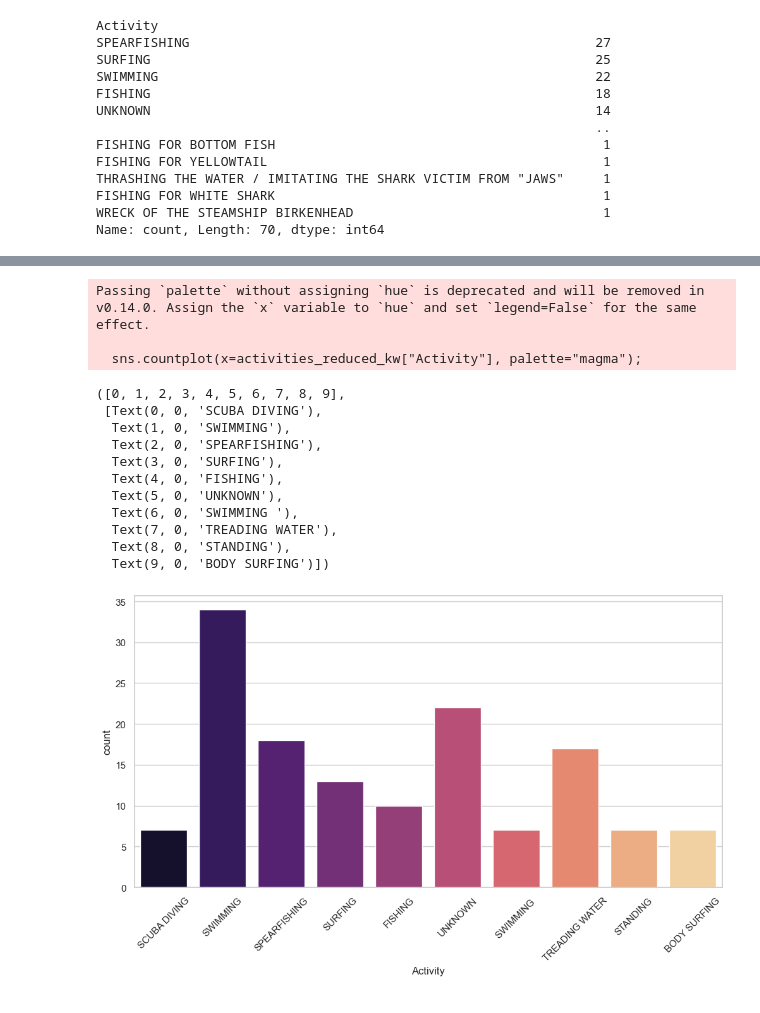
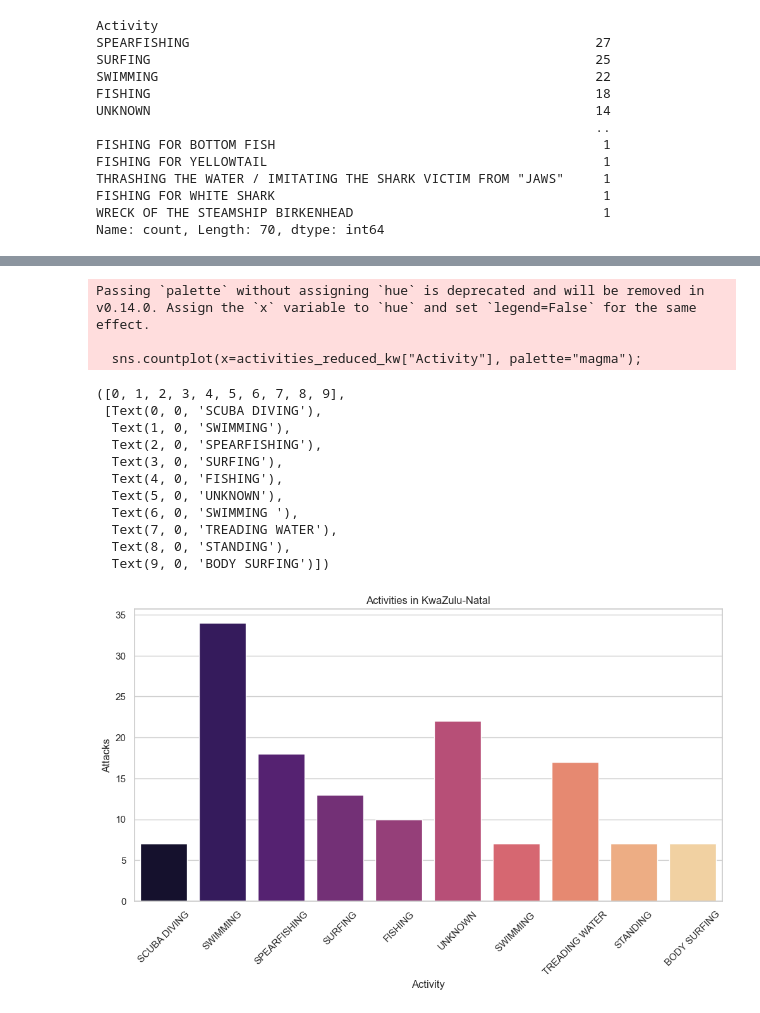
Before and after one commit to Miquelpg6/SHARKS_PROJECT, a Jupyter notebook: Shark Attacks.ipynb, the cells around one changed output, grey strips where cells are left out. Saved outputs shown, nothing was run; the diff lists cells and outputs as text; code cells hidden in the pictures.

```diff
--- a/Shark Attacks.ipynb
+++ b/Shark Attacks.ipynb
@@ -521,29 +556,32 @@ Name: count, dtype: int64
 # %%
 # KwaZulu-Natal Dangerous Activity
 
 activity_count = kwazulu["Activity"].value_counts()
 filtered_activities = activity_count[activity_count > 5].index
 activities_reduced_kw = kwazulu[kwazulu["Activity"].isin(filtered_activities)]
 
 
 sns.countplot(x=activities_reduced_kw["Activity"], palette="magma");
+plt.xlabel('Activity')
+plt.ylabel('Attacks')
+plt.title('Activities in KwaZulu-Natal')
 plt.xticks(rotation=45)
 # %% [output]
 Passing `palette` without assigning `hue` is deprecated and will be removed in v0.14.0. Assign the `x` variable to `hue` and set `legend=False` for the same effect.
 
   sns.countplot(x=activities_reduced_kw["Activity"], palette="magma");
 ([0, 1, 2, 3, 4, 5, 6, 7, 8, 9],
  [Text(0, 0, 'SCUBA DIVING'),
   Text(1, 0, 'SWIMMING'),
   Text(2, 0, 'SPEARFISHING'),
   Text(3, 0, 'SURFING'),
   Text(4, 0, 'FISHING'),
   Text(5, 0, 'UNKNOWN'),
   Text(6, 0, 'SWIMMING '),
   Text(7, 0, 'TREADING WATER'),
   Text(8, 0, 'STANDING'),
   Text(9, 0, 'BODY SURFING')])
-[figure, old version]
+[figure, new version]
 # %%
 #KwaZulu-Natal PROVINCE DANGEROUS ACTIVITIES --> SWIMMING
 
```
Also changed, not shown: parts of 8 cells of this notebook, 7 other files.
